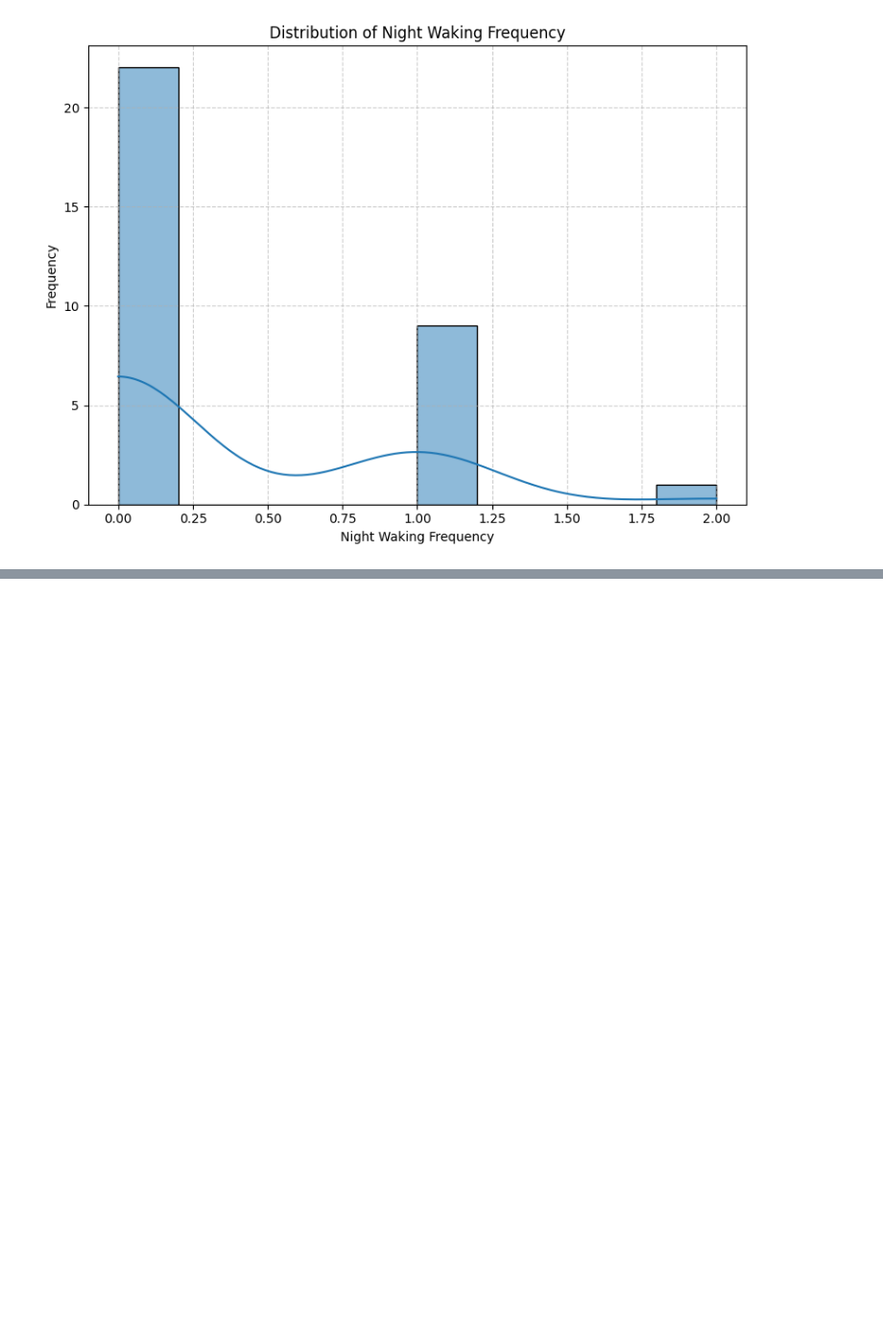
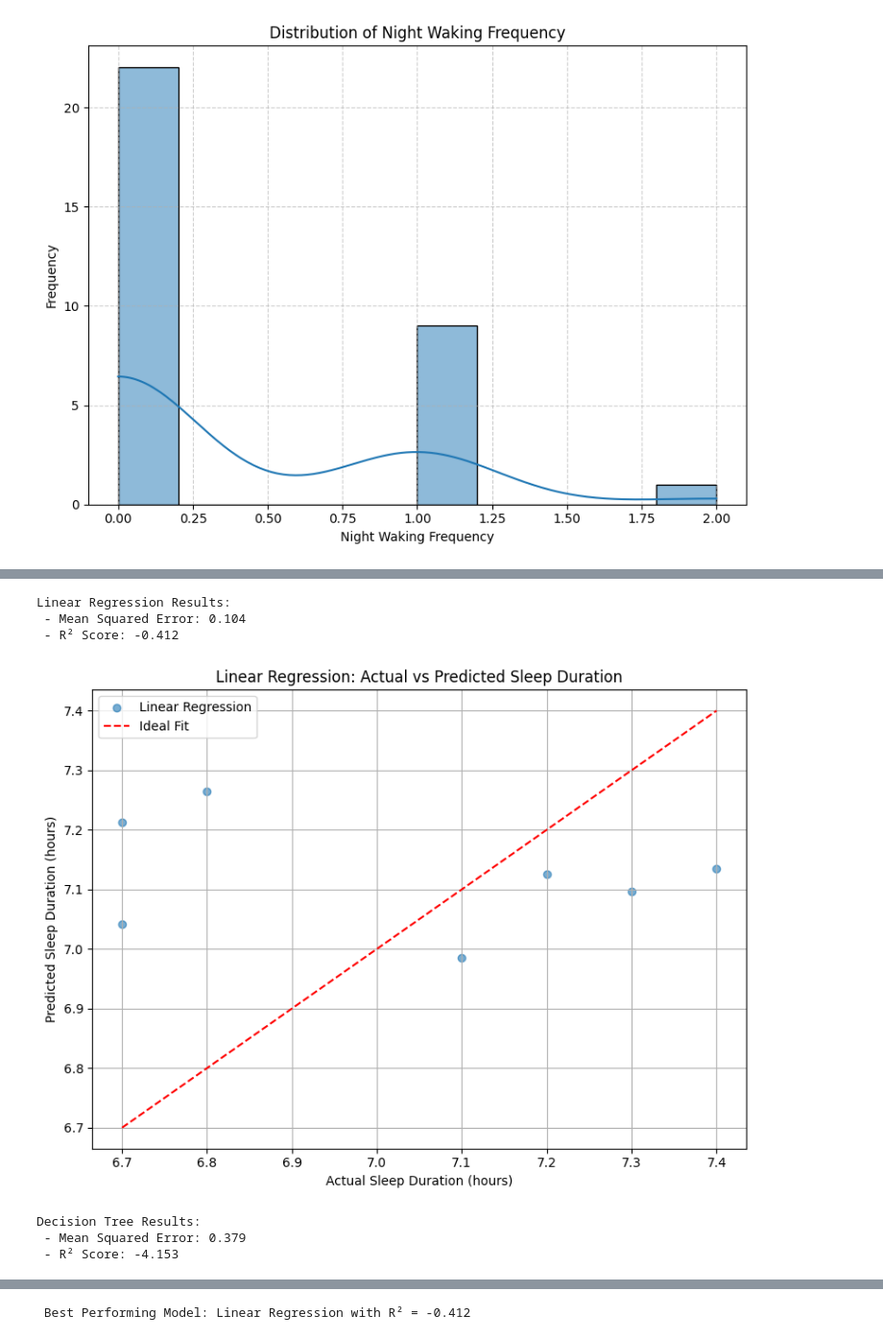
Before and after one commit to aylinyilmz/DSA-210-PROJECT, a Jupyter notebook: data_visualizations.ipynb, the cells around one changed output, grey strips where cells are left out. Shown: that part at 96% size. Saved outputs shown, nothing was run; the diff lists cells and outputs as text; code cells hidden in the pictures; blank space fills up the shorter version.

```diff
--- a/data_visualizations.ipynb
+++ b/data_visualizations.ipynb
@@ -214,0 +295,19 @@ Max: 2.00
+# %%
+from scipy.stats import ttest_ind
+
+# Create High vs Low screen time groups based on median
+median = df["Total_Screen_hr"].median()
+df["Screen_Group"] = df["Total_Screen_hr"].apply(lambda x: "High" if x > median else "Low")
+
+# Compare sleep duration
+sleep_high = df[df["Screen_Group"] == "High"]["Sleep_hr"]
+sleep_low = df[df["Screen_Group"] == "Low"]["Sleep_hr"]
+
+# T-test
+t_stat, p_value = ttest_ind(sleep_high, sleep_low, equal_var=False)
+print(f"T-statistic = {t_stat:.3f}, P-value = {p_value:.3f}")
+
+if p_value < 0.05:
+    print(" Statistically significant: Reject the null hypothesis")
+else:
+    print(" Not significant: Fail to reject the null hypothesis")
@@ -214,0 +354,59 @@ Max: 2.00
+# %%
+from sklearn.model_selection import train_test_split
+from sklearn.linear_model import LinearRegression
+from sklearn.tree import DecisionTreeRegressor
+from sklearn.ensemble import RandomForestRegressor
+from sklearn.metrics import mean_squared_error, r2_score
+import matplotlib.pyplot as plt
+
+#  Define features and target
+X = df[["Total_Screen_hr", "Before_Bed_hr"]]
+y = df["Sleep_hr"]
+
+#  Split the dataset
+X_train, X_test, y_train, y_test = train_test_split(X, y, test_size=0.2, random_state=42)
+
+#  Define models
+models = {
+    "Linear Regression": LinearRegression(),
+    "Decision Tree": DecisionTreeRegressor(random_state=42),
+    "Random Forest": RandomForestRegressor(random_state=42, n_estimators=100)
+}
+
+# Train, predict, evaluate, and plot
+results = {}
+for name, model in models.items():
+    model.fit(X_train, y_train)
+    y_pred = model.predict(X_test)
+
+    mse = mean_squared_error(y_test, y_pred)
+    r2 = r2_score(y_test, y_pred)
+    results[name] = {"MSE": mse, "R²": r2}
+
+    print(f"{name} Results:")
+    print(f" - Mean Squared Error: {mse:.3f}")
+    print(f" - R² Score: {r2:.3f}")
+
+    # Plot actual vs predicted
+    plt.figure(figsize=(8, 6))
+    plt.scatter(y_test, y_pred, alpha=0.6, label=name)
+    plt.plot([y_test.min(), y_test.max()], [y_test.min(), y_test.max()], color='red', linestyle='--', label="Ideal Fit")
+    plt.title(f"{name}: Actual vs Predicted Sleep Duration")
+    plt.xlabel("Actual Sleep Duration (hours)")
+    plt.ylabel("Predicted Sleep Duration (hours)")
+    plt.legend()
+    plt.grid(True)
+    plt.tight_layout()
+    plt.show()
+
+# Identify best model
+best_model = max(results, key=lambda x: results[x]['R²'])
+print(f"\n Best Performing Model: {best_model} with R² = {results[best_model]['R²']:.3f}")
+# %% [output]
+Linear Regression Results:
+ - Mean Squared Error: 0.104
+ - R² Score: -0.412
+[figure, added]
+Decision Tree Results:
+ - Mean Squared Error: 0.379
+ - R² Score: -4.153
@@ -214,0 +418 @@ Max: 2.00
+ Best Performing Model: Linear Regression with R² = -0.412
```
Also changed, not shown: parts of 9 cells of this notebook.
